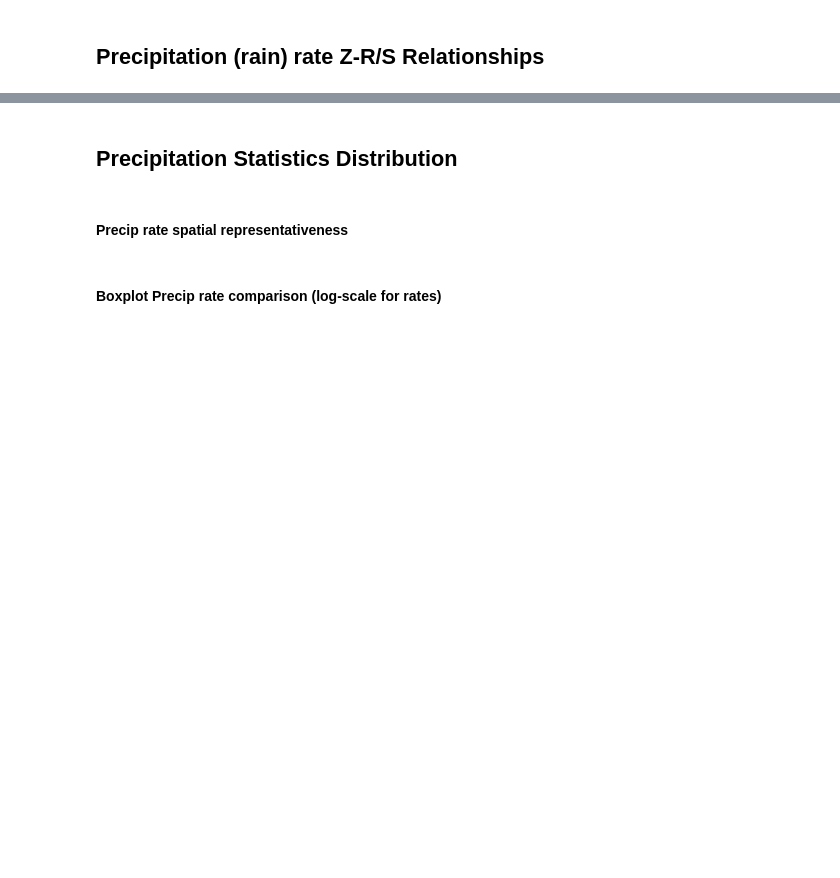
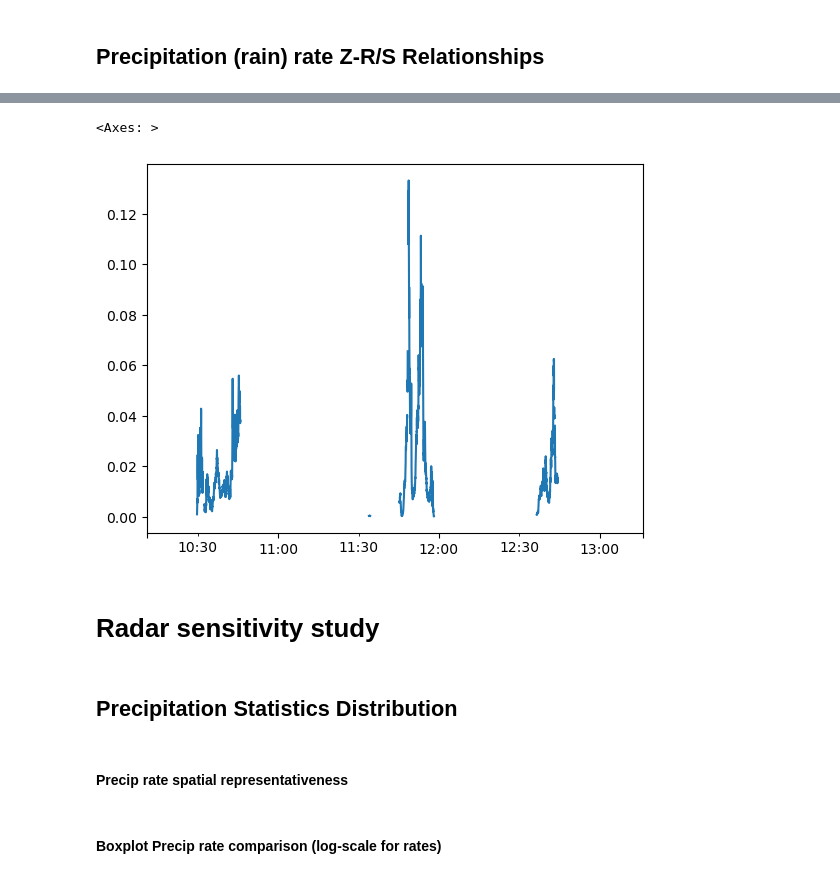
Before and after one commit to hdorff94/HALO_AC3_AR_Budget_Closure, a Jupyter notebook: notebooks/internal_radar_precipitation.ipynb, the cells around one changed output, grey strips where cells are left out. Cells and saved outputs as stored; diff of their text form; code cells hidden in the pictures; blank space fills up the shorter version.

```diff
--- a/notebooks/internal_radar_precipitation.ipynb
+++ b/notebooks/internal_radar_precipitation.ipynb
@@ -1456,0 +581,11 @@ def classify_precipitation_type(radar_dict, bb_height,bb_mask):
+# %%
+import halodataplot
+# Radar reflectivity
+processed_radar=halodataplot.replace_fill_and_missing_values_to_nan(
+                                processed_radar,["dBZg","Zg",
+                                                 "LDRg","VELg",
+                                                 "radar_flag"])
+
+mlayer_height,low_ldr_df,ldr_cutted_df,bb_mask=Radar_cls.find_melting_layer(processed_radar)
+if do_plotting:
+    mlayer_height.plot(ylim=[0,5000])
@@ -1506,11 +595,0 @@ def take_correct_precipitation_rates(zg_series_dict,surface_mask,bb_mask,z_for_s
-# %%
-import halodataplot
-# Radar reflectivity
-processed_radar=halodataplot.replace_fill_and_missing_values_to_nan(
-                                processed_radar,["dBZg","Zg",
-                                                 "LDRg","VELg",
-                                                 "radar_flag"])
-
-mlayer_height,low_ldr_df,ldr_cutted_df,bb_mask=find_melting_layer(processed_radar)
-if do_plotting:
-    mlayer_height.plot(ylim=[0,5000])
@@ -1542,0 +633,5 @@ precip_rate_file="Precip_rates_"+flight[0]+"_"+ar_of_day+".csv"
+# %%
+precipitation_rate["r_norris"].plot()
+# %% [output]
+<Axes: >
+[figure, added]
@@ -1542,0 +644,2 @@ precip_rate_file="Precip_rates_"+flight[0]+"_"+ar_of_day+".csv"
+# %% [markdown]
+# Radar sensitivity study
```
Also changed, not shown: parts of 25 cells of this notebook, 4 other files.
